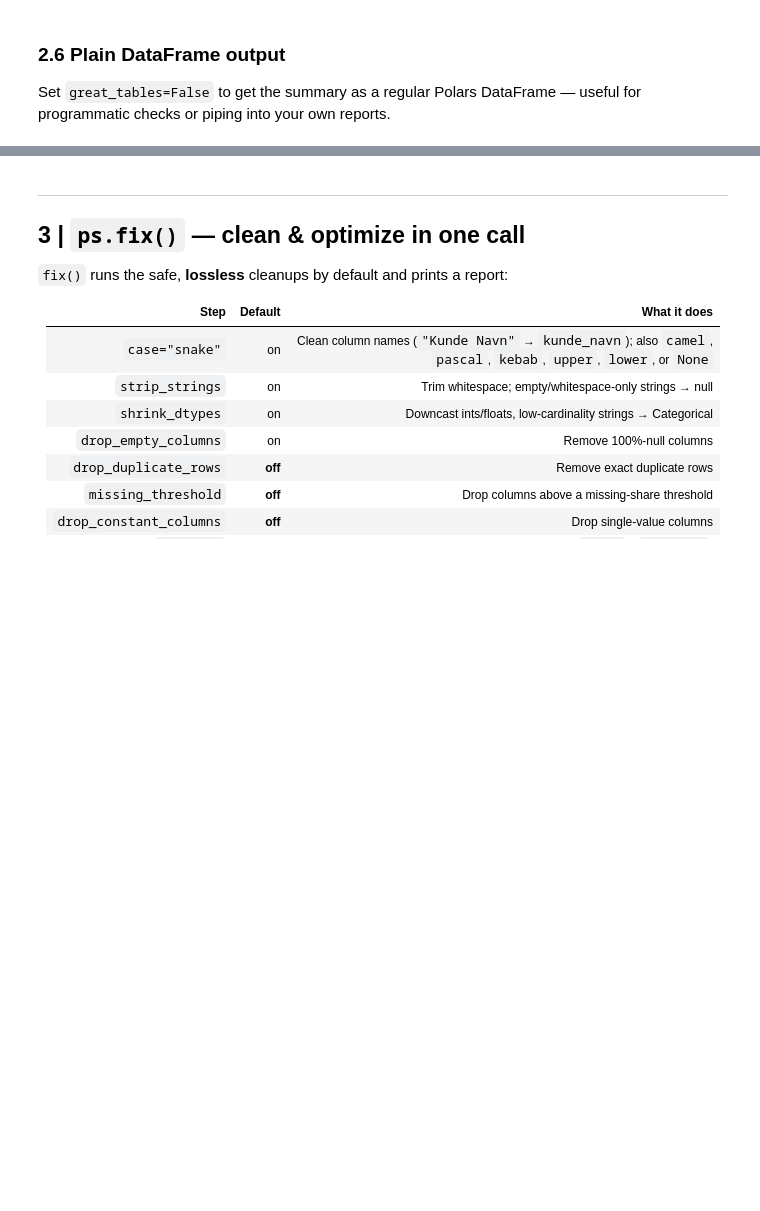
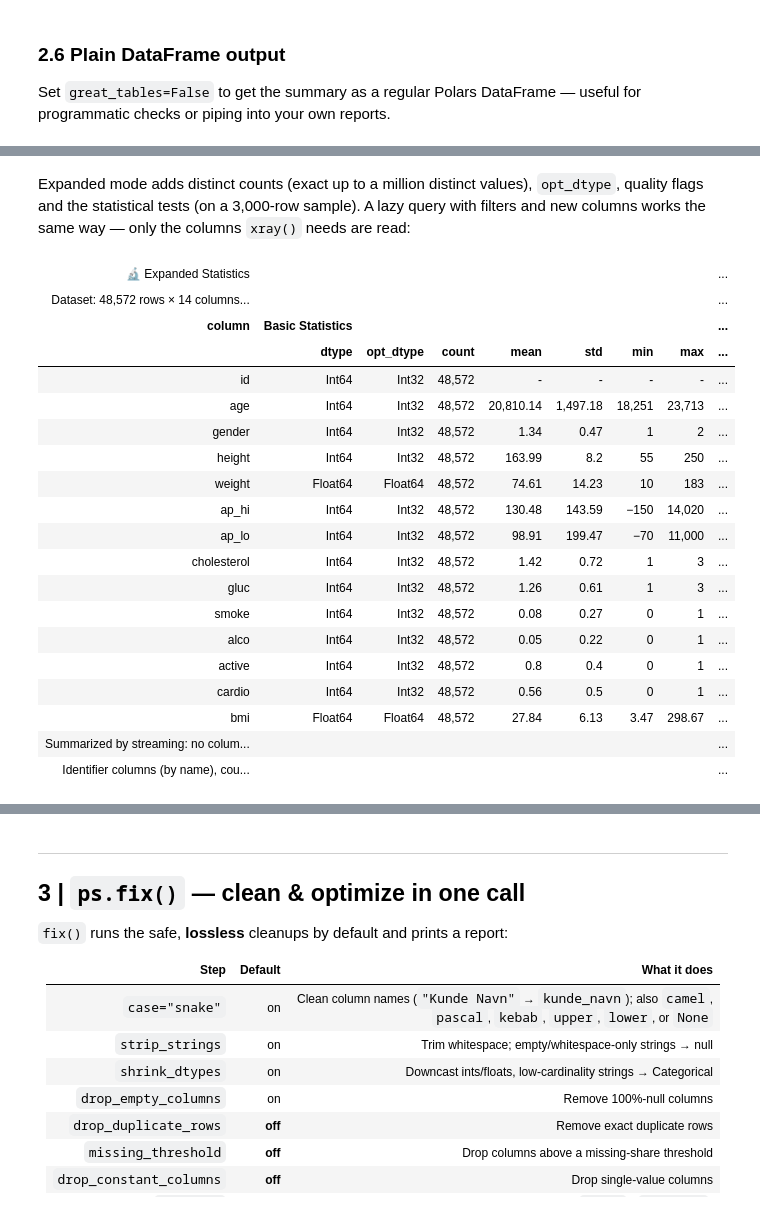
Before and after one commit to pytoned/polarscope, a Jupyter notebook: demo/polarscope_demo.ipynb, the cells around one changed output, grey strips where cells are left out. Drawn from its saved outputs; the diff is of its cells as text; code cells hidden in the pictures; blank space fills up the shorter version.

```diff
--- a/demo/polarscope_demo.ipynb
+++ b/demo/polarscope_demo.ipynb
@@ -208,0 +253,32 @@ shape: (9, 6)
+# %% [markdown]
+Expanded mode adds distinct counts (exact up to a million distinct values), `opt_dtype`, quality flags and the
+statistical tests (on a 3,000-row sample). A lazy query with filters and new columns works the same way —
+only the columns `xray()` needs are read:
+# %%
+query = (
+    pl.scan_parquet(path)
+    .filter(pl.col('age') > 50 * 365)                                   # over 50 (age is in days)
+    .with_columns(bmi=pl.col('weight') / (pl.col('height') / 100) ** 2)
+)
+ps.xray(query, expanded=True, corr_target='cardio')
+# %% [output]
+| 🔬 Expanded Statistics |  |  |  |  |  |  |  | ... |
+| Dataset: 48,572 rows × 14 columns... |  |  |  |  |  |  |  | ... |
+| column | Basic Statistics |  |  |  |  |  |  | ... |
+|  | dtype | opt_dtype | count | mean | std | min | max | ... |
+| id | Int64 | Int32 | 48,572 | - | - | - | - | ... |
+| age | Int64 | Int32 | 48,572 | 20,810.14 | 1,497.18 | 18,251 | 23,713 | ... |
+| gender | Int64 | Int32 | 48,572 | 1.34 | 0.47 | 1 | 2 | ... |
+| height | Int64 | Int32 | 48,572 | 163.99 | 8.2 | 55 | 250 | ... |
+| weight | Float64 | Float64 | 48,572 | 74.61 | 14.23 | 10 | 183 | ... |
+| ap_hi | Int64 | Int32 | 48,572 | 130.48 | 143.59 | −150 | 14,020 | ... |
+| ap_lo | Int64 | Int32 | 48,572 | 98.91 | 199.47 | −70 | 11,000 | ... |
+| cholesterol | Int64 | Int32 | 48,572 | 1.42 | 0.72 | 1 | 3 | ... |
+| gluc | Int64 | Int32 | 48,572 | 1.26 | 0.61 | 1 | 3 | ... |
+| smoke | Int64 | Int32 | 48,572 | 0.08 | 0.27 | 0 | 1 | ... |
+| alco | Int64 | Int32 | 48,572 | 0.05 | 0.22 | 0 | 1 | ... |
+| active | Int64 | Int32 | 48,572 | 0.8 | 0.4 | 0 | 1 | ... |
+| cardio | Int64 | Int32 | 48,572 | 0.56 | 0.5 | 0 | 1 | ... |
+| bmi | Float64 | Float64 | 48,572 | 27.84 | 6.13 | 3.47 | 298.67 | ... |
+| Summarized by streaming: no colum... |  |  |  |  |  |  |  | ... |
+| Identifier columns (by name), cou... |  |  |  |  |  |  |  | ... |
```
Also changed, not shown: parts of 15 cells of this notebook, 7 other files.
